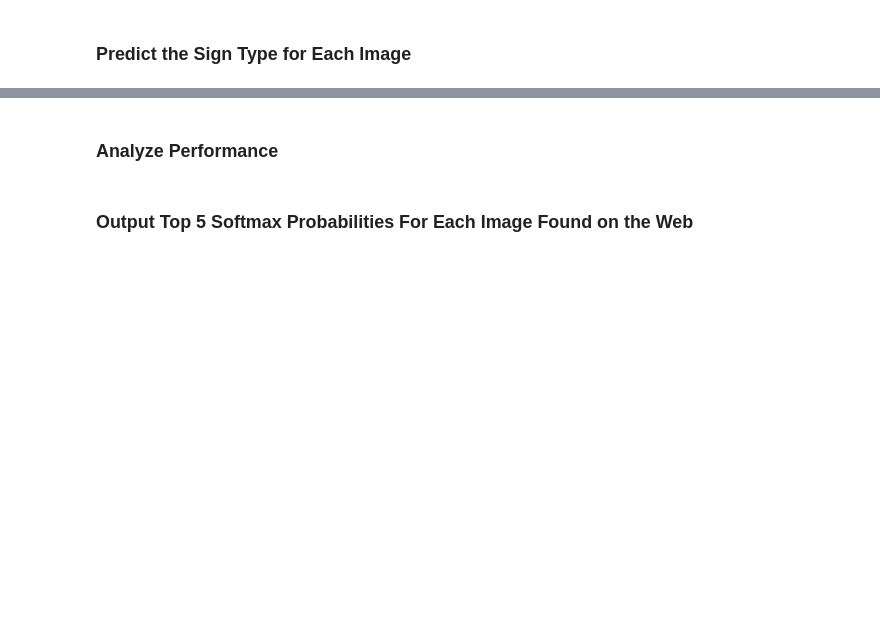
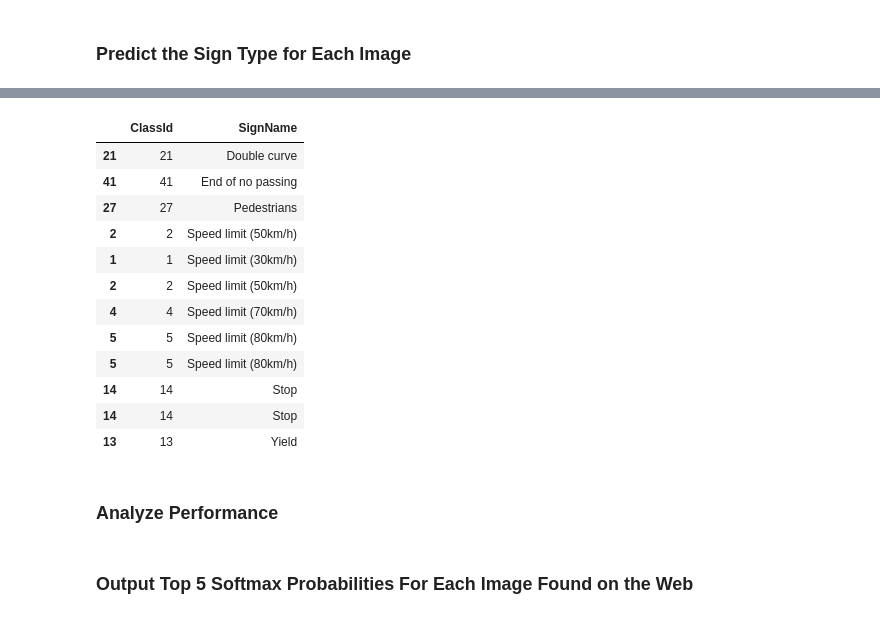
Before and after one commit to vijaykrishnay/Udacity_TrafficSignClassifier, a Jupyter notebook: Traffic_Sign_Classifier.ipynb, the cells around one changed output, grey strips where cells are left out. Saved outputs shown, nothing was run; the diff lists cells and outputs as text; code cells hidden in the pictures; blank space fills up the shorter version.

```diff
--- a/Traffic_Sign_Classifier.ipynb
+++ b/Traffic_Sign_Classifier.ipynb
@@ -637,0 +823,4 @@ You may find `signnames.csv` useful as it contains mappings from the class id (i
+# %%
+with tf.Session() as sess:
+    saver.restore(sess, tf.train.latest_checkpoint('.'))
+    y_web_pred = predict(X_web_test)
@@ -637,0 +833,2 @@ You may find `signnames.csv` useful as it contains mappings from the class id (i
+# %%
+df_names = pd.read_csv("signnames.csv")
@@ -638,3 +850,19 @@ You may find `signnames.csv` useful as it contains mappings from the class id (i
+# %%
+df_names.iloc[y_web_pred]
+# %% [output]
+|  | ClassId | SignName |
+| 21 | 21 | Double curve |
+| 41 | 41 | End of no passing |
+| 27 | 27 | Pedestrians |
+| 2 | 2 | Speed limit (50km/h) |
+| 1 | 1 | Speed limit (30km/h) |
+| 2 | 2 | Speed limit (50km/h) |
+| 4 | 4 | Speed limit (70km/h) |
+| 5 | 5 | Speed limit (80km/h) |
+| 5 | 5 | Speed limit (80km/h) |
+| 14 | 14 | Stop |
+| 14 | 14 | Stop |
+| 13 | 13 | Yield |
 # %% [markdown]
 ### Analyze Performance
 # %%
```
Also changed, not shown: parts of 54 cells of this notebook, 8 other files.
